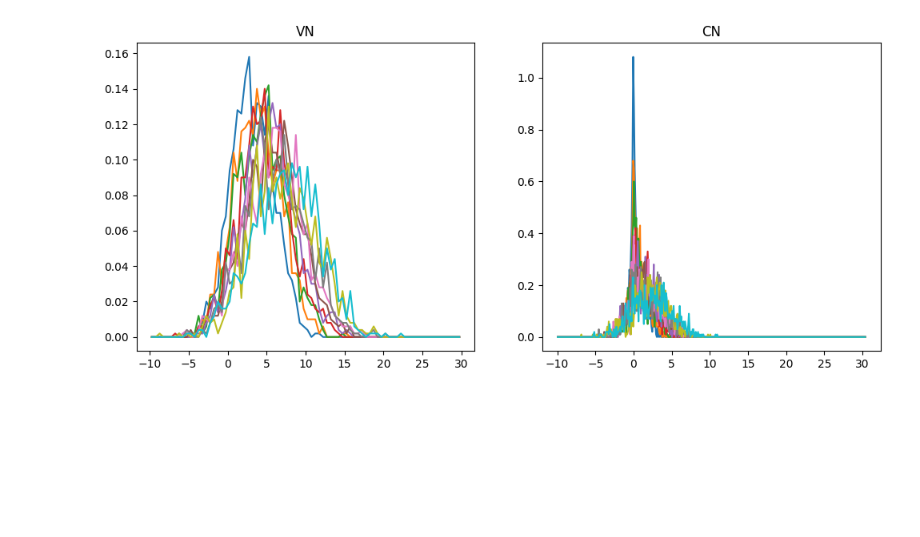
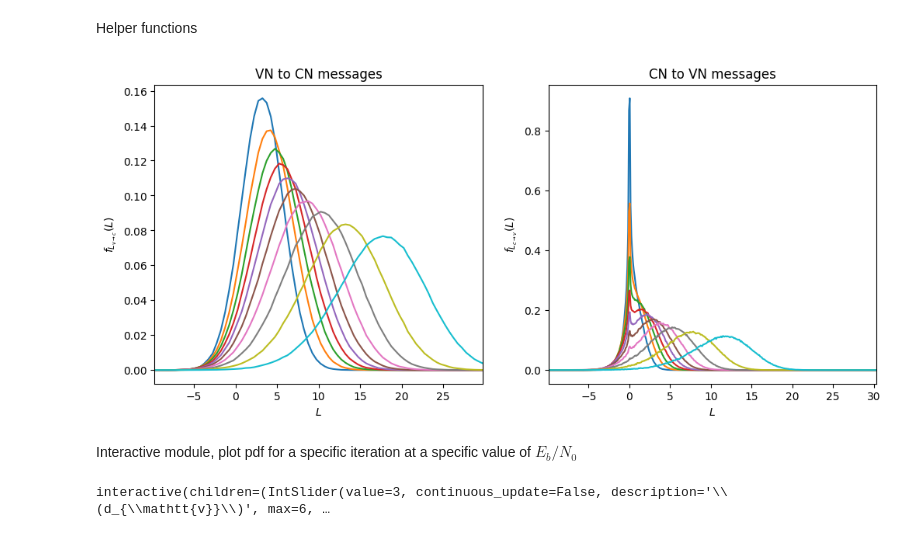
Before and after one commit to kit-cel/lecture-examples, a Jupyter notebook: ccgbc/ch4_LDPC_Analysis/PDF_Evolution_MonteCarlo_BiAWGN.ipynb, the cells around one changed output. Cells and saved outputs as stored; diff of their text form; code cells hidden in the pictures; blank space fills up the shorter version.

Commit message:
Added interative version of PDF Evluation Montecarlo BiAWGN

```diff
--- a/ccgbc/ch4_LDPC_Analysis/PDF_Evolution_MonteCarlo_BiAWGN.ipynb
+++ b/ccgbc/ch4_LDPC_Analysis/PDF_Evolution_MonteCarlo_BiAWGN.ipynb
@@ -5,21 +15,22 @@ import matplotlib.pyplot as plt
 rng = np.random.default_rng()
+# %% [markdown]
+Helper functions
 # %%
 def sign_corr(x):
     s = np.sign(x)
     s[x==0] = (-1)**rng.integers(2, size=s[x==0].shape)
     return s
 
-#INF_CONDITION = [0, 692];
 def phi(x):
-    y = np.where(x > 1e-300, np.log(1 / np.tanh(x / 2)), 692)
+    y = np.where(x > 1e-300, -np.log(np.tanh(x / 2)), 692)
     return y
 # %%
 # density evolution of a simple regular LDPC code with the particle method
 # (population dynamics)
-def PDF_Evolution_MonteCarlo_BiAWGN():
-    dv = 3
-    dc = 6
-    EbN0_dB = 2.1
+def PDF_Evolution_MonteCarlo_BiAWGN(dv, dc, EbN0_dB, iterations):
+    #dv = 3
+    #dc = 6
+    #EbN0_dB = 2.1
 
     # design rate
     rd = 1 - dv/dc
@@ -30,13 +41,13 @@ def PDF_Evolution_MonteCarlo_BiAWGN():
     sigma_n = np.sqrt(0.5 * 10**(-EsN0_db / 10))
 
     # number of decoding iterations
-    iterations = 11
+    #iterations = 11
 
     # slows down quite a lot! Use with care and only for debugging
     display_histogram = True
 
     # population size
-    N = 1000 #1000000
+    N = 1000000
 
     # all-zero codeword (+1) with errors
     z = 1 + sigma_n * rng.standard_normal(size=N)
@@ -63,7 +74,6 @@ def PDF_Evolution_MonteCarlo_BiAWGN():
             H, edges = np.histogram(VN_messages, bins=bins, density=True)
             VNh.append(H) # store count of bins
             VXh.append(0.5 * (edges[:-1] + edges[1:])) # calculate bin centers
-            plt.show()
 
         if (not display_histogram) and (np.all(VN_messages > 0)):
             # no more errors, abort
@@ -80,7 +90,6 @@ def PDF_Evolution_MonteCarlo_BiAWGN():
             H, edges = np.histogram(CN_messages, bins=bins, density=True)
             CNh.append(H) # store count of bins
             CXh.append(0.5 * (edges[:-1] + edges[1:])) # calculate bin centers
-            plt.show()
 
         if np.all(VN_messages > 0):
             # no more errors, abort
@@ -93,17 +102,25 @@ def PDF_Evolution_MonteCarlo_BiAWGN():
         plt.subplot(1, 2, 1)
         for k in range(i):
             plt.plot(VXh[k], VNh[k])
-        plt.title("VN")
+        plt.title("VN to CN messages")
+        plt.margins(x=0)
+        plt.xlabel('$L$')
+        plt.ylabel(r'$f_{L_{v \to c}}(L)$')
         #plt.grid()
 
         plt.subplot(1,2,2)
         for k in range(i):
             plt.plot(CXh[k], CNh[k])
-        plt.title("CN")
+        plt.title("CN to VN messages")
+        plt.margins(x=0)
+        plt.xlabel('$L$')
+        plt.ylabel(r'$f_{L_{c \to v}}(L)$')
         #plt.grid()
 
         plt.show()
 # %%
-PDF_Evolution_MonteCarlo_BiAWGN()
+PDF_Evolution_MonteCarlo_BiAWGN(3, 6, 2.1, 11)
 # %% [output]
-[figure, old version]
+[figure, new version]
+# %% [markdown]
+Interactive module, plot pdf for a specific iteration at a specific value of $E_b/N_0$
@@ -109,0 +199,11 @@ PDF_Evolution_MonteCarlo_BiAWGN()
+# %%
+interactive_plot = interactive(PDF_Evolution_MonteCarlo_BiAWGN_singleiteration, \
+                               dv = widgets.IntSlider(min=2, max=6, step=1, value=3, continuous_update=False, description=r'\(d_{\mathtt{v}}\)'), \
+                               dc = widgets.IntSlider(min=2, max=15, step=1, value=6, continuous_update=False, description=r'\(d_{\mathtt{c}}\)'), \
+                               EbN0_dB = widgets.FloatSlider(min=-1.58, max=5, step=0.1, value=2.1, continuous_update=False, description=r'\(E_{\mathrm{b}}/N_0\) (dB)'), \
+                               iteration = widgets.IntSlider(min=2, max=15, step=1, value=5, continuous_update=False, description='Iteration'))
+output = interactive_plot.children[-1]
+output.layout.height = '500px'
+interactive_plot
+# %% [output]
+interactive(children=(IntSlider(value=3, continuous_update=False, description='\\(d_{\\mathtt{v}}\\)', max=6, …
```
Also changed, not shown: parts of 3 cells of this notebook.
